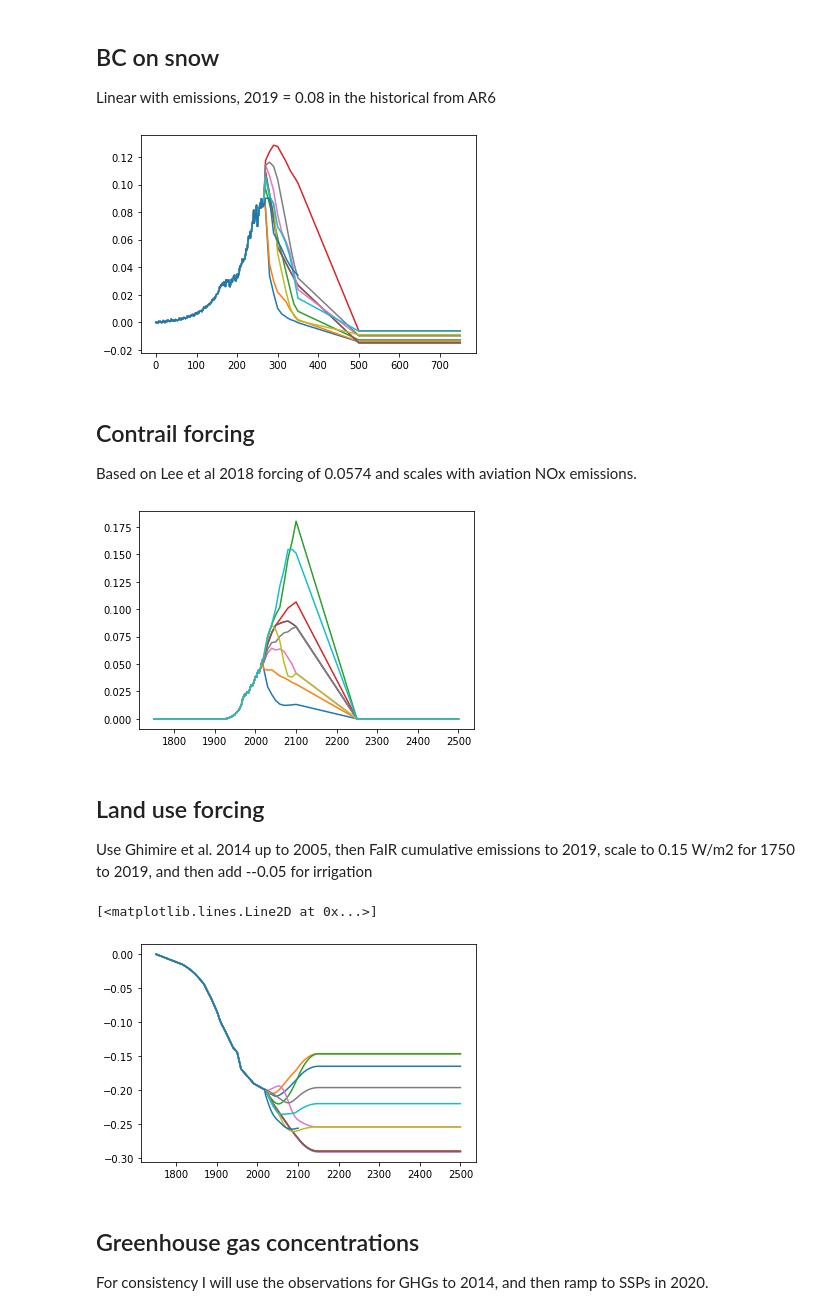
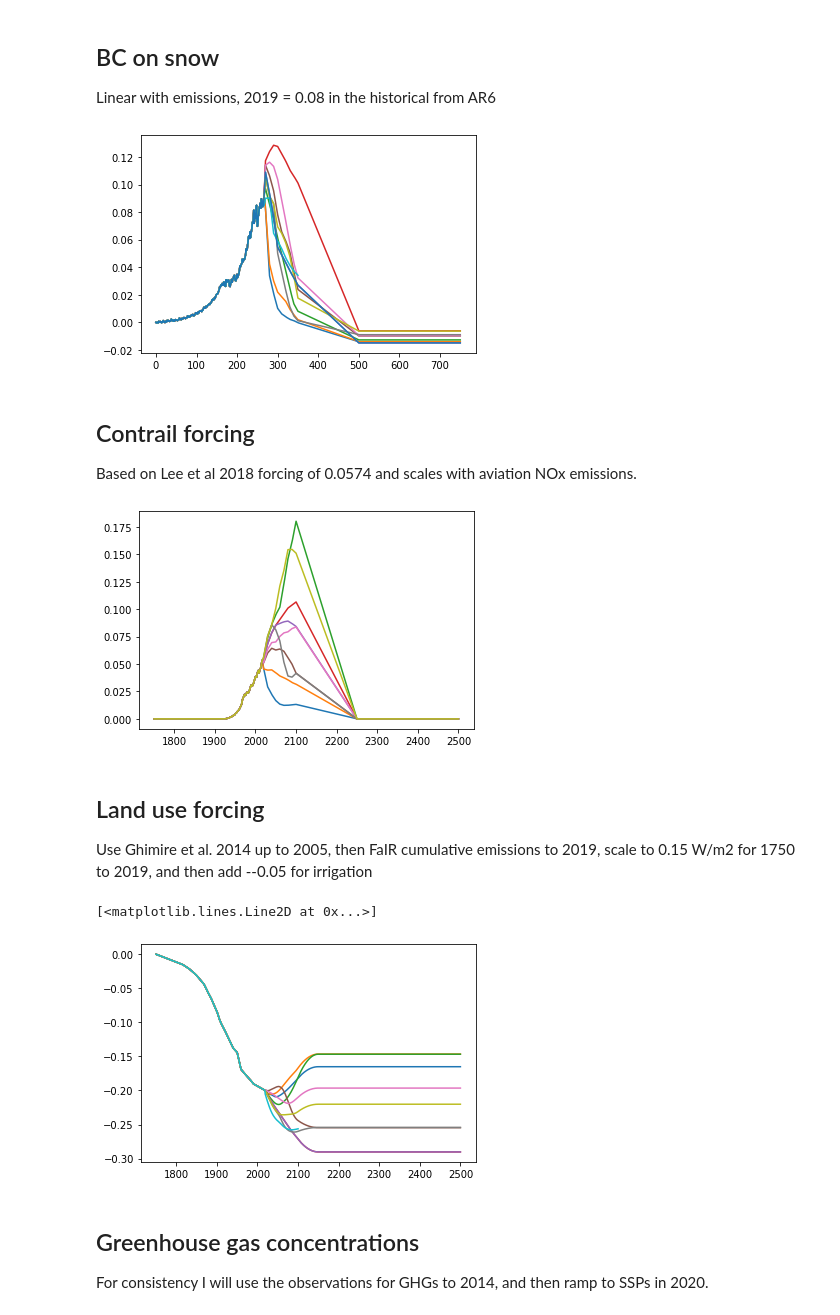
Before and after one commit to chrisroadmap/ar6, a Jupyter notebook: notebooks/110_chapter4_SSP_ERF.ipynb, the cells around one changed output. Drawn from its saved outputs; the diff is of its cells as text; code cells hidden in the pictures.

```diff
--- a/notebooks/110_chapter4_SSP_ERF.ipynb
+++ b/notebooks/110_chapter4_SSP_ERF.ipynb
@@ -49,8 +52,8 @@ concentrations = pd.read_csv('../data_input_large/rcmip-concentrations-annual-me
 with open('../data_input/random_seeds.json', 'r') as filehandle:
     SEEDS = json.load(filehandle)
 # %%
-scenarios = ['ssp119','ssp126','ssp245','ssp370','ssp370-lowNTCF-gidden','ssp370-lowNTCF-aerchemmip','ssp434','ssp460','ssp534-over','ssp585']
-scenarios_full = scenarios + ['ssp334']
+scenarios = ['ssp119','ssp126','ssp245','ssp370','ssp370-lowNTCF-aerchemmip','ssp434','ssp460','ssp534-over','ssp585']
+scenarios_full = scenarios + ['ssp334', 'ssp370-lowNTCFCH4']
 for scenario in scenarios_full:
     forcing[scenario] = {}
 # %%
@@ -212,3 +217,5 @@ for scenario in scenarios:
+# %%
+new_emissions['ssp370-lowNTCFCH4'] = copy.copy(new_emissions['ssp370-lowNTCF-aerchemmip'])
 # %% [markdown]
 ## SSP3-3.4
 
@@ -474,7 +481,7 @@ for scenario in scenarios_full:
     forcing[scenario]['bc_on_snow'] = (bc-bc[0])/(bc_hist[264]-bc_hist[0])*bc_ar6_forc[264]
     pl.plot(forcing[scenario]['bc_on_snow'])
 # %% [output]
-[figure, old version]
+[figure, new version]
 # %% [markdown]
 ## Contrail forcing
 
@@ -482,18 +489,19 @@ Based on Lee et al 2018 forcing of 0.0574 and scales with aviation NOx emissions
 # %%
 df = pd.read_csv('../data_input_large/CEDS_v_2020_09_11_emissions/NOx_global_CEDS_emissions_by_sector_2020_09_11.csv')
 avi_nox_hist = df[df.sector.str.endswith("aviation")].loc[:,'X1750':'X2019'].sum(axis=0).values/1000.
 df = pd.read_csv('../data_output/AR6_ERF_1750-2019.csv')
 bc_ar6_forc = df.loc[:,'contrails']
 for scenario in scenarios:
     avi_nox = emissions.loc[(emissions['Scenario']==scenario)&(emissions['Region']=='World')&(emissions['Variable']=='Emissions|NOx|MAGICC Fossil and Industrial|Aircraft'),'1750':'2500'].interpolate(axis=1, pad=True).values.squeeze()
     avi_nox[:265] = avi_nox_hist[:265]
     avi_nox[265:270] = np.linspace(1,0.2,5) * avi_nox_hist[265:270] + np.linspace(0,0.8,5) * avi_nox[265:270]
     contrail_forcing_2014 = bc_ar6_forc[264]
     forcing[scenario]['contrails'] = avi_nox/avi_nox_hist[264] * contrail_forcing_2014
     pl.plot(np.arange(1750,2501), forcing[scenario]['contrails'])
-forcing['ssp334']['contrails'] = np.copy(forcing['ssp370-lowNTCF-gidden']['contrails'])
+forcing['ssp370-lowNTCFCH4']['contrails'] = np.copy(forcing['ssp370-lowNTCF-aerchemmip']['contrails'])
+forcing['ssp334']['contrails'] = np.copy(forcing['ssp370-lowNTCF-aerchemmip']['contrails'])
 # %% [output]
-[figure, old version]
+[figure, new version]
 # %% [markdown]
 ## Land use forcing
 
@@ -519,10 +527,11 @@ forcing['ssp334']['land_use'] = np.cumsum(co2) * lusf2019
 f = interp1d(ghimire['year'], ghimire['flux'], kind='linear', fill_value='extrapolate', bounds_error=False)
 lusf2019 = -0.20/(f(2019)-f(1750))
 forcing['ssp334']['land_use'][:269] = lusf2019*(f(np.arange(1750,2019))-f(1750))
+forcing['ssp370-lowNTCFCH4']['land_use'] = np.copy(forcing['ssp370-lowNTCF-aerchemmip']['land_use'])
 pl.plot(np.arange(1750, 2501), forcing['ssp334']['land_use'])
 # %% [output]
 [<matplotlib.lines.Line2D at 0x...>]
-[figure, old version]
+[figure, new version]
 # %% [markdown]
 ## Greenhouse gas concentrations
 
```
Also changed, not shown: parts of 21 cells of this notebook, 16 other files.
